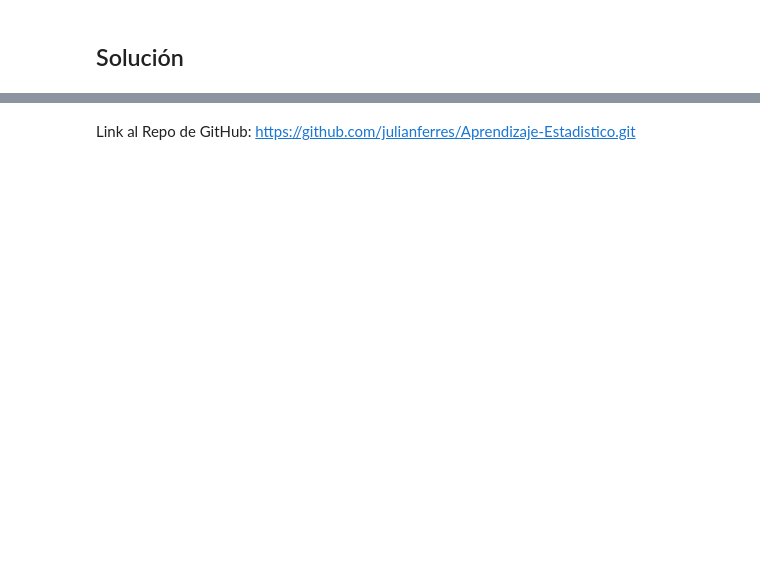
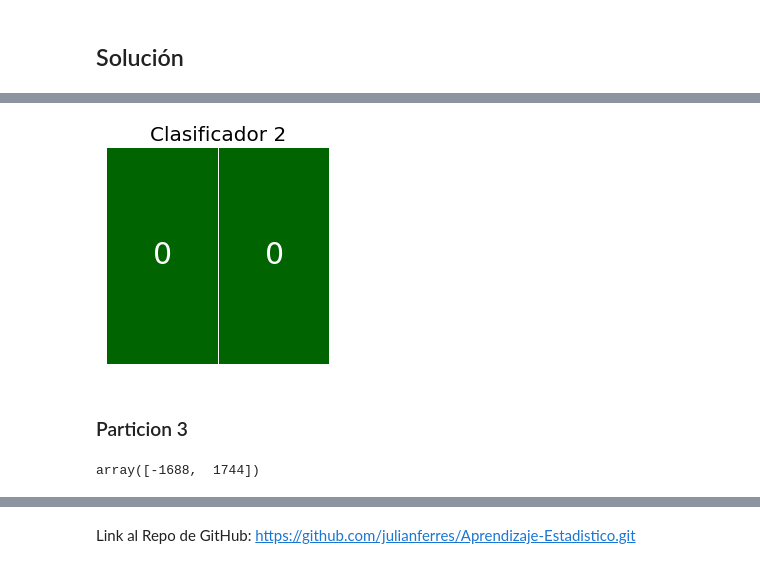
Before and after one commit to julianferres/Aprendizaje-Estadistico, a Jupyter notebook: Ejercicios/04-Comparacion de Costos/costos.ipynb, the cells around one changed output, grey strips where cells are left out. Saved outputs shown, nothing was run; the diff lists cells and outputs as text; code cells hidden in the pictures; blank space fills up the shorter version.

```diff
--- a/Ejercicios/04-Comparacion de Costos/costos.ipynb
+++ b/Ejercicios/04-Comparacion de Costos/costos.ipynb
@@ -42,0 +112,9 @@ while(i < n):
+# %%
+particion2 = np.ndarray((1 , 2), dtype = int )
+particion2.fill(0)
+# %%
+for i in range(n):
+
+    x_p = int(train[i,0]>=1/2)
+
+    particion2[0 , x_p] += 1 if train[i,2] else -1
@@ -42,0 +125,17 @@ while(i < n):
+# %%
+particion2 = f_vec(particion2) #Mapeo todos los numeros a 0 o 1
+# %%
+dims = (4, 4)
+fig, axs = plt.subplots(figsize=dims)
+
+g = sns.heatmap(particion2, annot= True , linewidths=.5,cmap=['darkgreen','darkorange'],\
+                cbar = False, annot_kws={"size": 30},\
+                xticklabels = [],\
+                yticklabels = [])
+
+g.set_title('Clasificador 2' , size =20)
+plt.show()
+# %% [output]
+[figure, added]
+# %% [markdown]
+### Particion 3
@@ -42,0 +151,4 @@ while(i < n):
+# %%
+particion3
+# %% [output]
+array([-1688,  1744])
```
Also changed, not shown: parts of 80 cells of this notebook, 1 other file.
